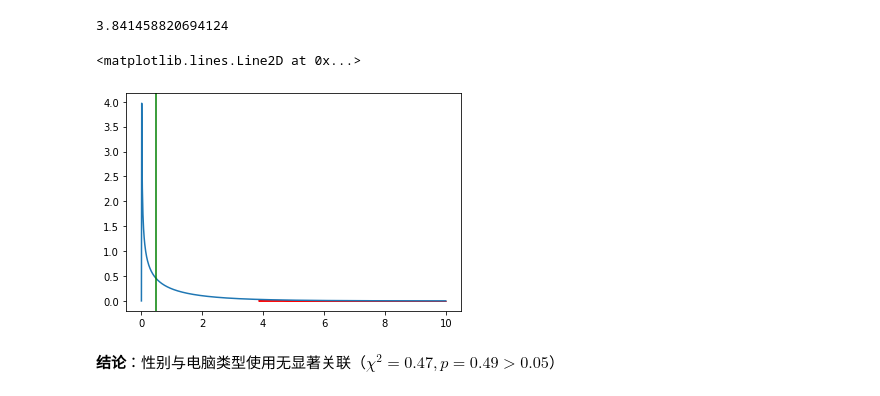
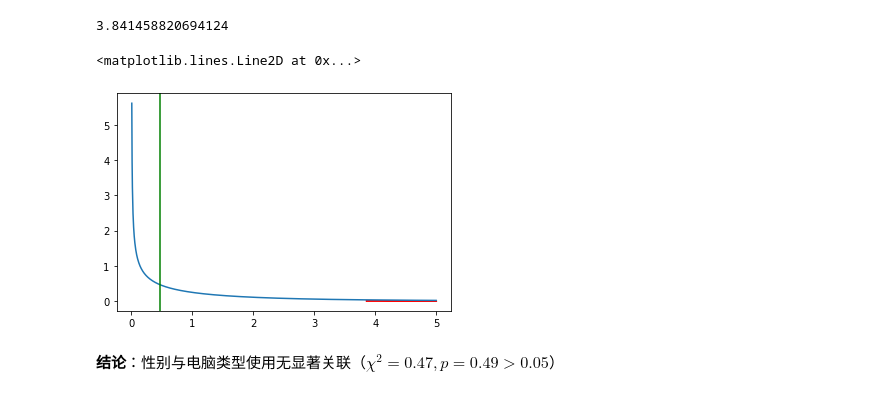
Before and after one commit to zhiliang-lin/py_for_stats, a Jupyter notebook: 10 卡方检验.ipynb, the cells around one changed output. Drawn from its saved outputs; the diff is of its cells as text; code cells hidden in the pictures.

```diff
--- a/10 卡方检验.ipynb
+++ b/10 卡方检验.ipynb
@@ -75,14 +74,14 @@ limit
 3.841458820694124
 # %%
 # 示意图
-x = np.linspace(-0.00001,10,1000)
+x = np.linspace(0,5,1000)
 y = stats.chi2.pdf(x,df =dof)
 plt.plot(x,y)
 plt.fill_between(x,0,y,where= x > limit,color = 'red') #拒绝域
 plt.axvline(x=stat,color = 'green')#检验统计量
 # %% [output]
 <matplotlib.lines.Line2D at 0x...>
-[figure, old version]
+[figure, new version]
 # %% [markdown]
 **结论**：性别与电脑类型使用无显著关联（$\chi^2=0.47, p=0.49 > 0.05$）
 # %% [markdown]
```
Also changed, not shown: parts of 2 cells of this notebook, 1 other file.
